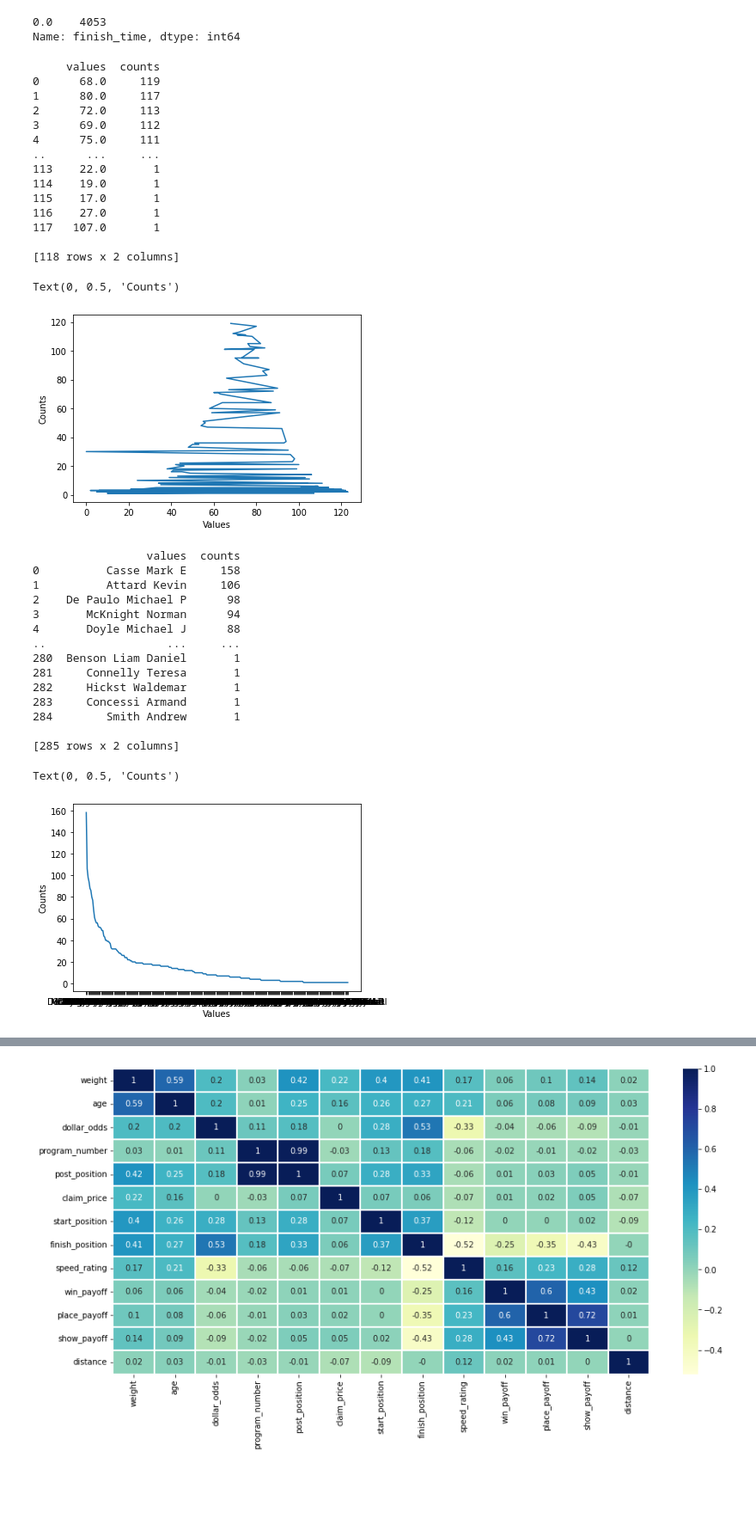
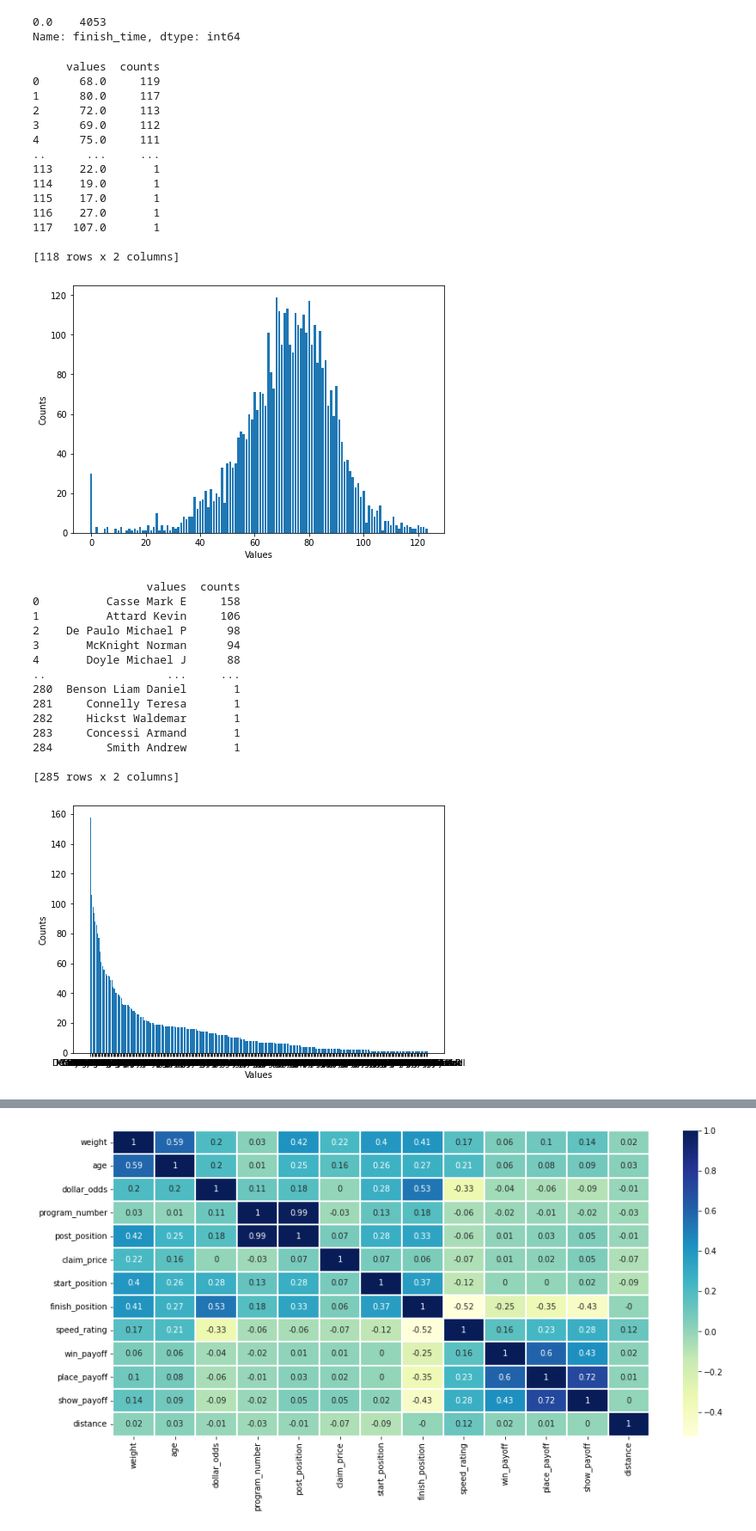
Before and after one commit to AI-at-GBC/Woodbine-Racetrack, a Jupyter notebook: Woodbine_project.ipynb, the cells around one changed output, grey strips where cells are left out. Shown at 86% size. Cells and saved outputs as stored; diff of their text form; code cells hidden in the pictures; blank space fills up the shorter version.

```diff
--- a/Woodbine_project.ipynb
+++ b/Woodbine_project.ipynb
@@ -435,14 +465,17 @@ df['finish_time'].value_counts()
 Name: finish_time, dtype: int64
 # %%
 # So far this is the only feature showing what looks like a normal distribution.  Those ~30 value counts of 0 are likely null values
-df['speed_rating'].value_counts()
+# Speed rating
 
-speed_rating = df['speed_rating'].value_counts().rename_axis('values').reset_index(name='counts')
-print (speed_rating)
+feature = df['speed_rating'].value_counts().rename_axis('values').reset_index(name='counts')
+print (feature)
 
-plt.plot(speed_rating['values'], speed_rating['counts'])
-plt.xlabel('Values')
-plt.ylabel('Counts')
+fig = plt.figure()
+ax = fig.add_axes([0,0,1,1])
+ax.bar(feature['values'],feature['counts'])
+ax.set_ylabel('Counts')
+ax.set_xlabel('Values')
+plt.show()
 # %% [output]
      values  counts
 0      68.0     119
@@ -458,32 +491,33 @@ plt.ylabel('Counts')
 117   107.0       1
 
 [118 rows x 2 columns]
-Text(0, 0.5, 'Counts')
-[figure, old version]
+[figure, new version]
 # %%
-df['trainer'].value_counts()
+# trainer
 
-trainer = df['trainer'].value_counts().rename_axis('values').reset_index(name='counts')
-print (trainer)
+feature = df['trainer'].value_counts().rename_axis('values').reset_index(name='counts')
+print (feature)
 
-plt.plot(trainer['values'], trainer['counts'])
-plt.xlabel('Values')
-plt.ylabel('Counts')
+fig = plt.figure()
+ax = fig.add_axes([0,0,1,1])
+ax.bar(feature['values'],feature['counts'])
+ax.set_ylabel('Counts')
+ax.set_xlabel('Values')
+plt.show()
 # %% [output]
                  values  counts
 0          Casse Mark E     158
 1          Attard Kevin     106
 2    De Paulo Michael P      98
 3       McKnight Norman      94
 4       Doyle Michael J      88
 ..                  ...     ...
 280  Benson Liam Daniel       1
 281     Connelly Teresa       1
 282     Hickst Waldemar       1
 283     Concessi Armand       1
 284        Smith Andrew       1
 
 [285 rows x 2 columns]
-Text(0, 0.5, 'Counts')
-[figure, old version]
+[figure, new version]
 # %%
```
Also changed, not shown: parts of 52 cells of this notebook.
